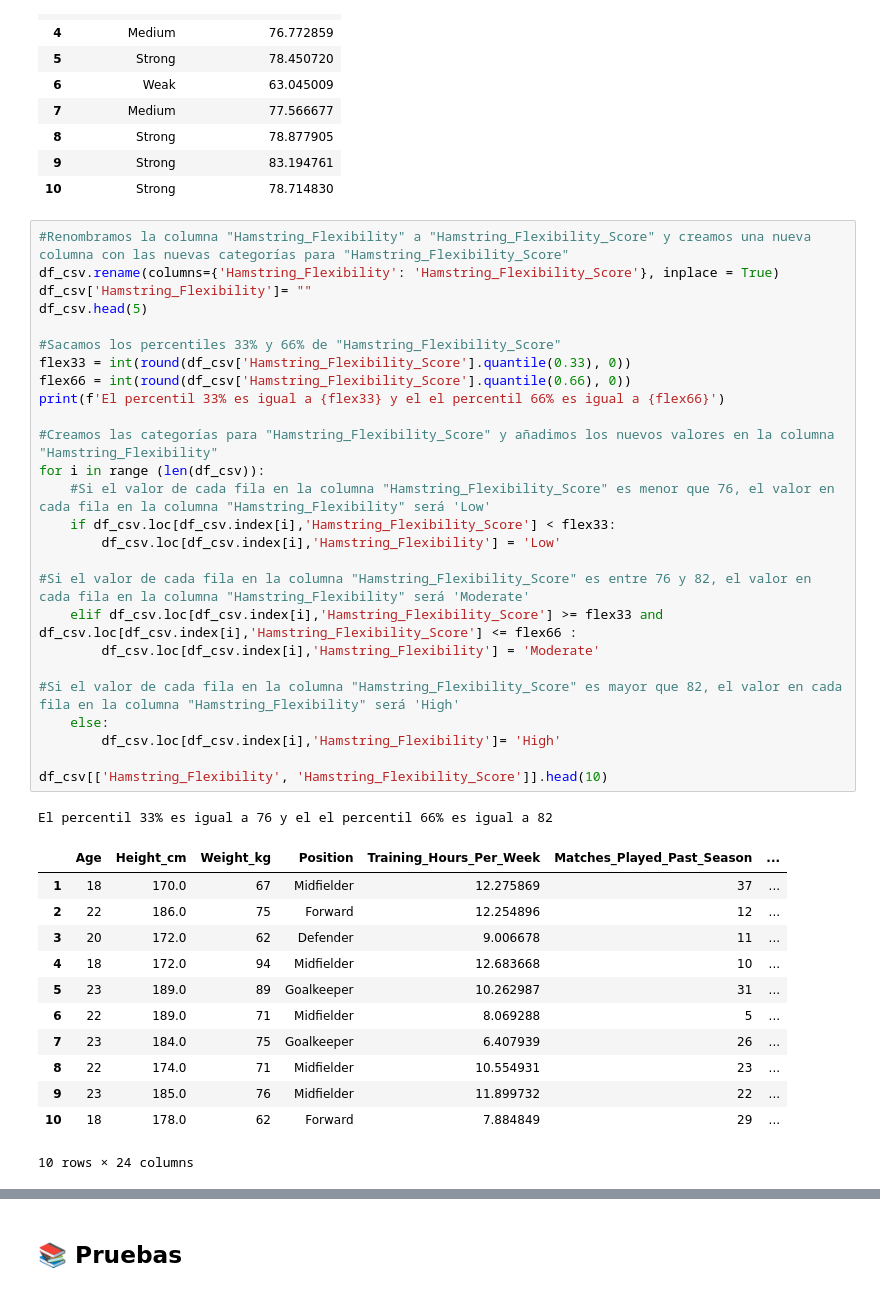
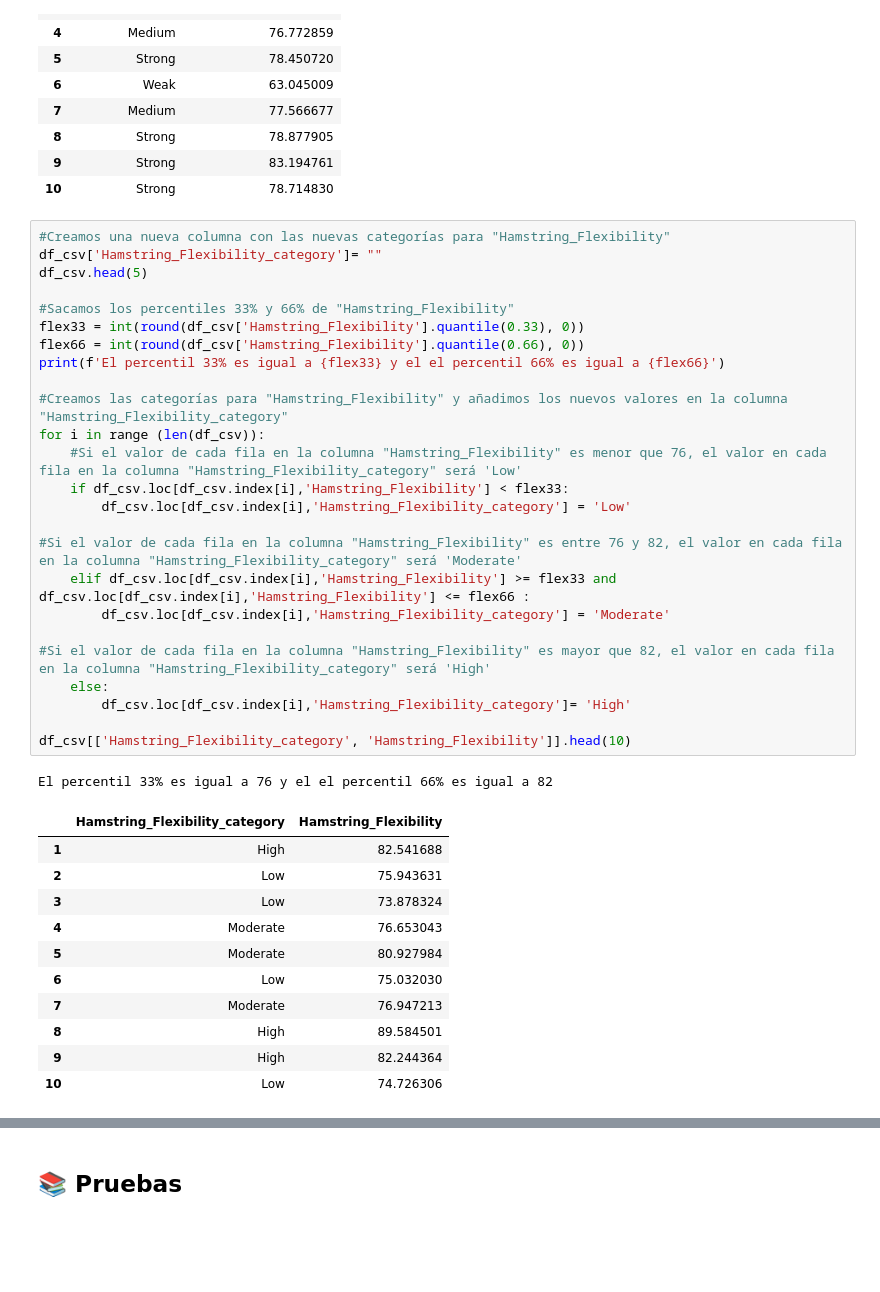
Before and after one commit to lauraargente/Proyecto_University-Football-Injury-Prediction-Dataset, a Jupyter notebook: analisis.ipynb, the cells around one changed output, grey strips where cells are left out. Saved outputs shown, nothing was run; the diff lists cells and outputs as text; blank space fills up the shorter version.

```diff
--- a/analisis.ipynb
+++ b/analisis.ipynb
@@ -313,45 +313,43 @@ El percentil 33% es igual a 72 y el el percentil 66% es igual a 78
 | 9 | Strong | 83.194761 |
 | 10 | Strong | 78.714830 |
 # %%
-#Renombramos la columna "Hamstring_Flexibility" a "Hamstring_Flexibility_Score" y creamos una nueva columna con las nuevas categorías para "Hamstring_Flexibility_Score"
-df_csv.rename(columns={'Hamstring_Flexibility': 'Hamstring_Flexibility_Score'}, inplace = True)
-df_csv['Hamstring_Flexibility']= ""
+#Creamos una nueva columna con las nuevas categorías para "Hamstring_Flexibility"
+df_csv['Hamstring_Flexibility_category']= ""
 df_csv.head(5)
 
-#Sacamos los percentiles 33% y 66% de "Hamstring_Flexibility_Score"
-flex33 = int(round(df_csv['Hamstring_Flexibility_Score'].quantile(0.33), 0))
-flex66 = int(round(df_csv['Hamstring_Flexibility_Score'].quantile(0.66), 0))
+#Sacamos los percentiles 33% y 66% de "Hamstring_Flexibility"
+flex33 = int(round(df_csv['Hamstring_Flexibility'].quantile(0.33), 0))
+flex66 = int(round(df_csv['Hamstring_Flexibility'].quantile(0.66), 0))
 print(f'El percentil 33% es igual a {flex33} y el el percentil 66% es igual a {flex66}')
 
-#Creamos las categorías para "Hamstring_Flexibility_Score" y añadimos los nuevos valores en la columna "Hamstring_Flexibility"
+#Creamos las categorías para "Hamstring_Flexibility" y añadimos los nuevos valores en la columna "Hamstring_Flexibility_category"
 for i in range (len(df_csv)):
-    #Si el valor de cada fila en la columna "Hamstring_Flexibility_Score" es menor que 76, el valor en cada fila en la columna "Hamstring_Flexibility" será 'Low'
-    if df_csv.loc[df_csv.index[i],'Hamstring_Flexibility_Score'] < flex33:
-        df_csv.loc[df_csv.index[i],'Hamstring_Flexibility'] = 'Low'
+    #Si el valor de cada fila en la columna "Hamstring_Flexibility" es menor que 76, el valor en cada fila en la columna "Hamstring_Flexibility_category" será 'Low'
+    if df_csv.loc[df_csv.index[i],'Hamstring_Flexibility'] < flex33:
+        df_csv.loc[df_csv.index[i],'Hamstring_Flexibility_category'] = 'Low'
 
-#Si el valor de cada fila en la columna "Hamstring_Flexibility_Score" es entre 76 y 82, el valor en cada fila en la columna "Hamstring_Flexibility" será 'Moderate'
-    elif df_csv.loc[df_csv.index[i],'Hamstring_Flexibility_Score'] >= flex33 and df_csv.loc[df_csv.index[i],'Hamstring_Flexibility_Score'] <= flex66 :
-        df_csv.loc[df_csv.index[i],'Hamstring_Flexibility'] = 'Moderate'
+#Si el valor de cada fila en la columna "Hamstring_Flexibility" es entre 76 y 82, el valor en cada fila en la columna "Hamstring_Flexibility_category" será 'Moderate'
+    elif df_csv.loc[df_csv.index[i],'Hamstring_Flexibility'] >= flex33 and df_csv.loc[df_csv.index[i],'Hamstring_Flexibility'] <= flex66 :
+        df_csv.loc[df_csv.index[i],'Hamstring_Flexibility_category'] = 'Moderate'
 
-#Si el valor de cada fila en la columna "Hamstring_Flexibility_Score" es mayor que 82, el valor en cada fila en la columna "Hamstring_Flexibility" será 'High'
+#Si el valor de cada fila en la columna "Hamstring_Flexibility" es mayor que 82, el valor en cada fila en la columna "Hamstring_Flexibility_category" será 'High'
     else:
-        df_csv.loc[df_csv.index[i],'Hamstring_Flexibility']= 'High'
+        df_csv.loc[df_csv.index[i],'Hamstring_Flexibility_category']= 'High'
 
-df_csv[['Hamstring_Flexibility', 'Hamstring_Flexibility_Score']].head(10)
+df_csv[['Hamstring_Flexibility_category', 'Hamstring_Flexibility']].head(10)
 # %% [output]
 El percentil 33% es igual a 76 y el el percentil 66% es igual a 82
-|  | Age | Height_cm | Weight_kg | Position | Training_Hours_Per_Week | Matches_Played_Past_Season | ... |
-| 1 | 18 | 170.0 | 67 | Midfielder | 12.275869 | 37 | ... |
-| 2 | 22 | 186.0 | 75 | Forward | 12.254896 | 12 | ... |
-| 3 | 20 | 172.0 | 62 | Defender | 9.006678 | 11 | ... |
-| 4 | 18 | 172.0 | 94 | Midfielder | 12.683668 | 10 | ... |
-| 5 | 23 | 189.0 | 89 | Goalkeeper | 10.262987 | 31 | ... |
-| 6 | 22 | 189.0 | 71 | Midfielder | 8.069288 | 5 | ... |
-| 7 | 23 | 184.0 | 75 | Goalkeeper | 6.407939 | 26 | ... |
-| 8 | 22 | 174.0 | 71 | Midfielder | 10.554931 | 23 | ... |
-| 9 | 23 | 185.0 | 76 | Midfielder | 11.899732 | 22 | ... |
-| 10 | 18 | 178.0 | 62 | Forward | 7.884849 | 29 | ... |
+|  | Hamstring_Flexibility_category | Hamstring_Flexibility |
+| 1 | High | 82.541688 |
+| 2 | Low | 75.943631 |
+| 3 | Low | 73.878324 |
+| 4 | Moderate | 76.653043 |
+| 5 | Moderate | 80.927984 |
+| 6 | Low | 75.032030 |
+| 7 | Moderate | 76.947213 |
+| 8 | High | 89.584501 |
+| 9 | High | 82.244364 |
+| 10 | Low | 74.726306 |
-10 rows × 24 columns
 # %%
 ##Creamos una nueva columna con las nuevas categorías para "Reaction_Time_ms"
 df_csv['Reaction_time']= ""
```
Also changed, not shown: parts of 5 cells of this notebook.
